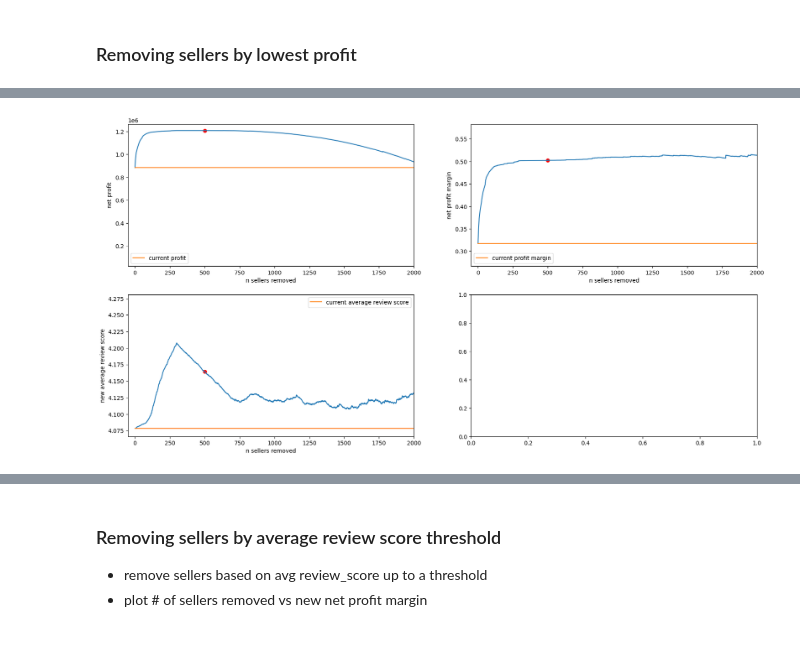
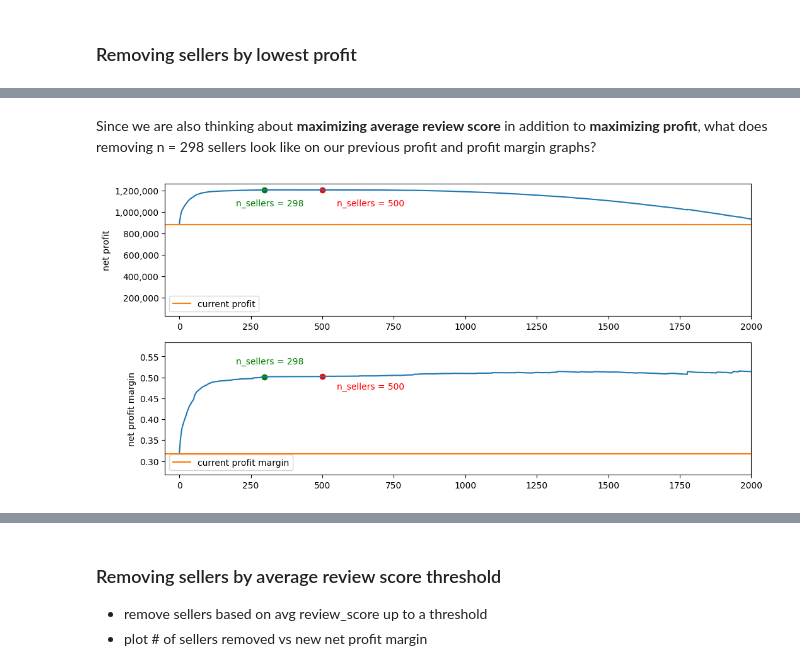
Before and after one commit to xkeeja/olist-analysis, a Jupyter notebook: ceo_request.ipynb, the cells around one changed output, grey strips where cells are left out. Saved outputs shown, nothing was run; the diff lists cells and outputs as text; code cells hidden in the pictures; blank space fills up the shorter version.

```diff
--- a/ceo_request.ipynb
+++ b/ceo_request.ipynb
@@ -171,6 +232,7 @@ new_profits_margin = new_profits / (pd.concat([pd.Series([revenue_t]), revenue_t
 # calculate new avg review score based on number of sellers removed
 orders_removed = np.arange(1, len(sellers_pl_sorted), 1)
 new_avg_review = []
-
 for i in orders_removed:
     new_avg_review.append(sellers_pl_sorted[i:].review_score.mean())
+avg_review_ymax = max(new_avg_review[:750])
+avg_review_xmax = new_avg_review.index(avg_review_ymax)
@@ -177,33 +326,33 @@ for i in orders_removed:
+# %% [markdown]
+Since we are also thinking about **maximizing average review score** in addition to **maximizing profit**, what does removing n = 298 sellers look like on our previous profit and profit margin graphs?
 # %%
-fig, ([ax1, ax2], [ax3, ax4]) = plt.subplots(2, 2, figsize=(20,10))
+fig, (ax4, ax5) = plt.subplots(2, 1, figsize=(12,6))
 
 # plot net profit vs. sellers removed
-new_profits.plot(ax=ax1, label='__nolegend__')
-ax1.scatter(x1_max, y1_max, color='red')
-ax1.plot([0, 2000], [net_profit]*2, label='current profit')
-ax1.set_xlabel('n sellers removed')
-ax1.set_ylabel('net profit')
-ax1.set_xlim([-50,2000])
-ax1.legend(loc='lower left')
+new_profits.plot(ax=ax4, label='__nolegend__')
+ax4.scatter(x1_max, y1_max, color='red')
+ax4.scatter(avg_review_xmax, new_profits[avg_review_xmax], color='green')
+ax4.plot([-50, 2000], [net_profit]*2, label='current profit')
+#ax4.set_xlabel('n sellers removed')
+ax4.set_ylabel('net profit')
+ax4.set_xlim([-50,2000])
+ax4.legend(loc='lower left')
+ax4.get_yaxis().set_major_formatter(FuncFormatter(lambda x, p: format(int(x), ',')))
+ax4.text(x1_max + 50, y1_max - 150000, 'n_sellers = 500', fontsize=10, color='r')
+ax4.text(avg_review_xmax - 100, new_profits[avg_review_xmax] - 150000, 'n_sellers = 298', fontsize=10, color='g')
 
 # plot net profit margin vs. sellers removed
-new_profits_margin.plot(ax=ax2, label='__nolegend__')
-ax2.scatter(x1_max, new_profits_margin[x1_max], color='red')
-ax2.plot([0, 2000], [net_profit_margin]*2, label='current profit margin')
-ax2.set_xlabel('n sellers removed')
-ax2.set_ylabel('net profit margin')
-ax2.set_xlim([-50,2000])
-ax2.legend(loc='lower left')
-
-#plot avg review score vs. sellers removed
-ax3.plot(orders_removed, new_avg_review)
-ax3.scatter(x1_max, new_avg_review[x1_max], color='red')
-ax3.plot([0, 2000], [sellers_pl.review_score.mean()]*2, label='current average review score')
-ax3.set_xlabel('n sellers removed')
-ax3.set_ylabel('new average review score')
-ax3.set_xlim([-50,2000])
-ax3.legend(loc='upper right')
+new_profits_margin.plot(ax=ax5, label='__nolegend__')
+ax5.scatter(x1_max, new_profits_margin[x1_max], color='red')
+ax5.scatter(avg_review_xmax, new_profits_margin[avg_review_xmax], color='green')
+ax5.plot([-50, 2000], [net_profit_margin]*2, label='current profit margin')
+#ax5.set_xlabel('n sellers removed')
+ax5.set_ylabel('net profit margin')
+ax5.set_xlim([-50,2000])
+ax5.legend(loc='lower left')
+ax5.text(x1_max + 50, new_profits_margin[x1_max] - 0.03, 'n_sellers = 500', fontsize=10, color='r')
+ax5.text(avg_review_xmax - 100, new_profits_margin[avg_review_xmax] + 0.03, 'n_sellers = 298', fontsize=10, color='g')
 
 plt.show()
 # %% [output]
-[figure, old version]
+[figure, new version]
```
Also changed, not shown: parts of 35 cells of this notebook, 1 other file.
